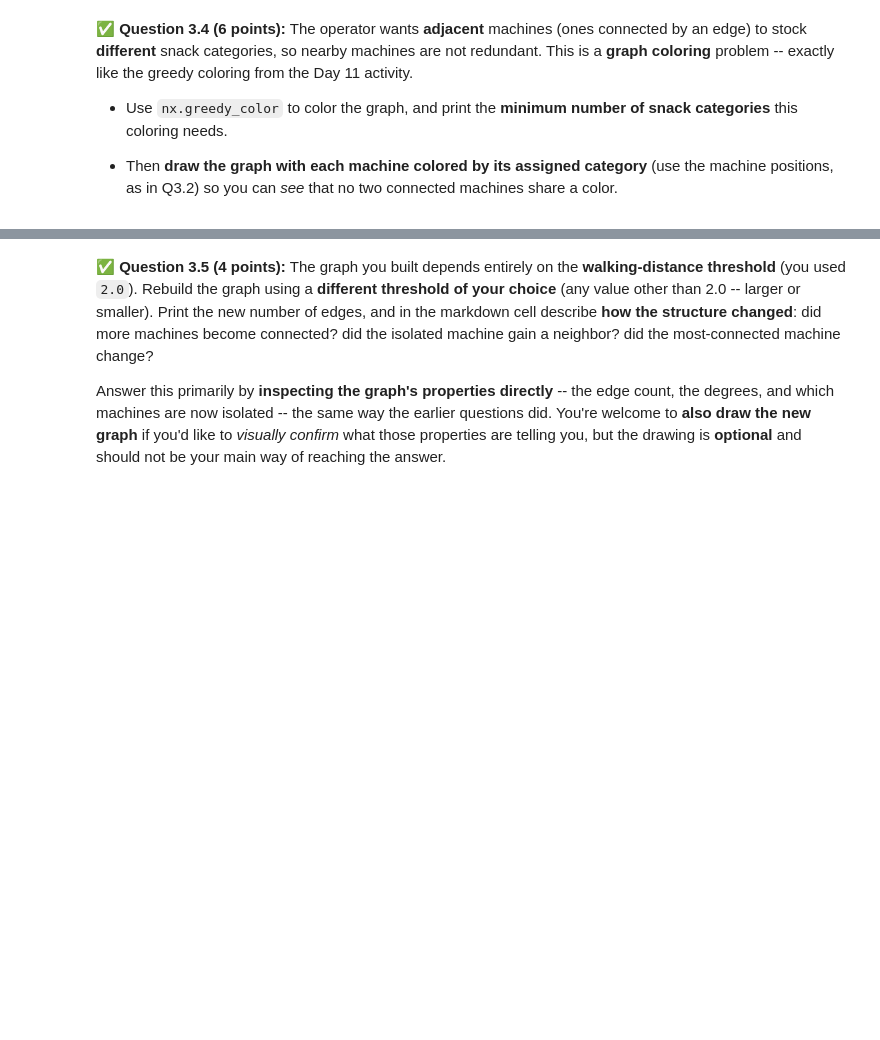
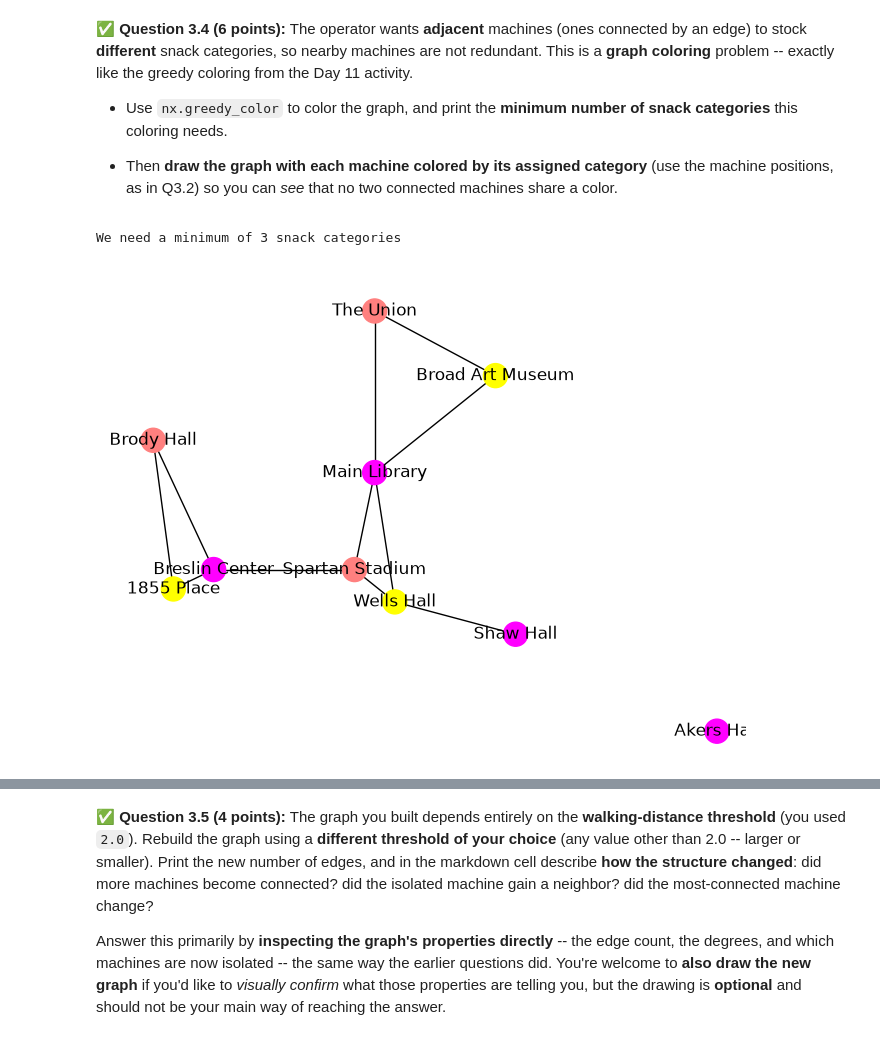
Before and after one commit to emilysklenicka/CMSE202-f26-turnin, a Jupyter notebook: hw-02/HW02-ABMandGraphTheory-STUDENT.ipynb, the cells around one changed output, grey strips where cells are left out. Drawn from its saved outputs; the diff is of its cells as text; code cells hidden in the pictures; blank space fills up the shorter version.

```diff
--- a/hw-02/HW02-ABMandGraphTheory-STUDENT.ipynb
+++ b/hw-02/HW02-ABMandGraphTheory-STUDENT.ipynb
@@ -699,3 +742,16 @@ coloring** problem -- exactly like the greedy coloring from the Day 11 activity.
+# %%
+# Put your code for Question 3.4 here.
+node_map = nx.greedy_color(graph)
+
+node_colors = list(node_map.values())
+
+print('We need a minimum of', len(set(node_colors)), 'snack categories')
+cmap = 'spring'
+
+nx.draw(graph, pos = position_dictionary, node_color = [node_map[node] for node in graph.nodes()], cmap = cmap, with_labels = True)
+# %% [output]
+We need a minimum of 3 snack categories
+[figure, added]
 # %% [markdown]
 <!-- END QUESTION -->
 <!-- DO NOT MODIFY OR DELETE THIS CELL -->
```
Also changed, not shown: parts of 18 cells of this notebook.
